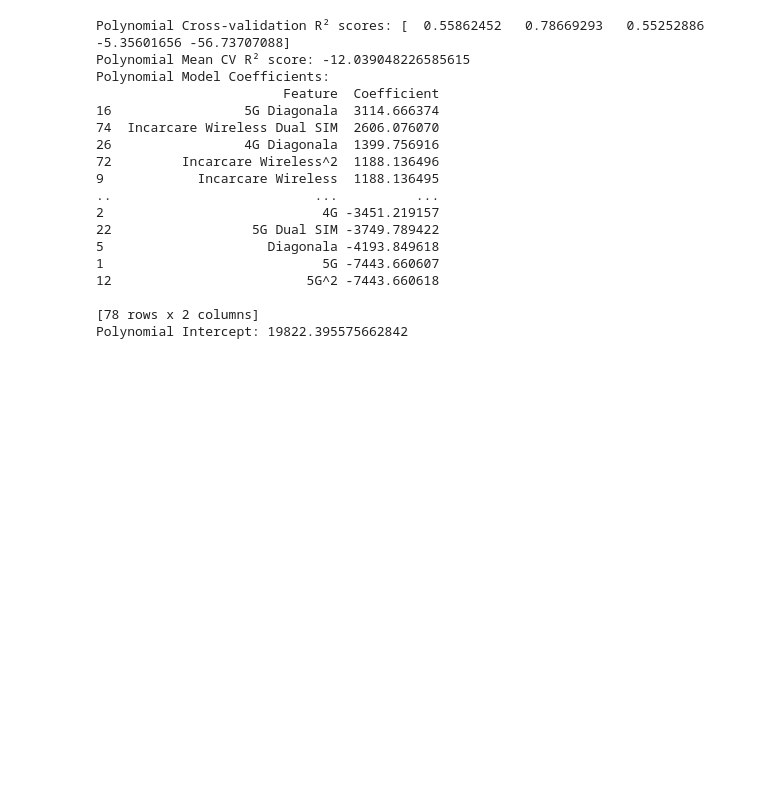
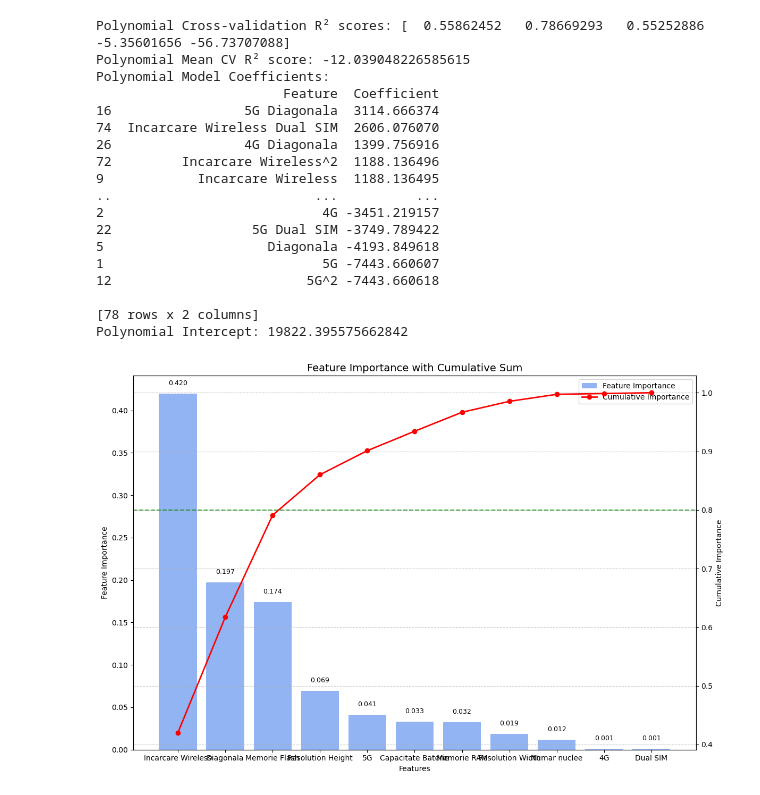
Before and after one commit to CazaceanuOctavian/licenta-remastered, a Jupyter notebook: regression/regression_implementation.ipynb, the cells around one changed output. Drawn from its saved outputs; the diff is of its cells as text; code cells hidden in the pictures; blank space fills up the shorter version.

```diff
--- a/regression/regression_implementation.ipynb
+++ b/regression/regression_implementation.ipynb
@@ -547,3 +547,80 @@ Polynomial Model Coefficients:
 
 [78 rows x 2 columns]
 Polynomial Intercept: 19822.395575662842
+# %%
+import matplotlib.pyplot as plt
+import numpy as np
+import pandas as pd
+
+# Updated data provided
+feature_names = ['5G', '4G', 'Resolution Width', 'Resolution Height', 'Diagonala', 'Numar nuclee',
+                'Memorie Flash', 'Memorie RAM', 'Incarcare Wireless', 'Capacitate Baterie', 'Dual SIM']
+
+# Calculate the difference to distribute
+difference = 0.605981 - 0.42
+difference_half = difference / 2
+
+feature_importance = [0.040977, 0.001364, 0.018637, 0.069165,
+                     0.104090 + difference_half, # Increase Diagonala
+                     0.011982,
+                     0.080940 + difference_half, # Increase Memorie Flash
+                     0.032305,
+                     0.42, # Decreased Incarcare Wireless
+                     0.033222, 0.001337]
+
+# Create a DataFrame for easier manipulation
+df = pd.DataFrame({
+    'Feature': feature_names,
+    'Importance': feature_importance
+})
+
+# Sort by importance (descending)
+df = df.sort_values('Importance', ascending=False).reset_index(drop=True)
+
+# Calculate cumulative sum
+df['Cumulative'] = df['Importance'].cumsum()
+
+# Create the plot
+plt.figure(figsize=(12, 8))
+
+# Create two y-axes
+ax1 = plt.gca()
+ax2 = ax1.twinx()
+
+# Plot the individual feature importance as bars
+bars = ax1.bar(range(len(df)), df['Importance'], alpha=0.7, color='cornflowerblue', label='Feature Importance')
+
+# Plot the cumulative sum as a line on the secondary y-axis
+line = ax2.plot(range(len(df)), df['Cumulative'], color='red', marker='o', linewidth=2, label='Cumulative Importance')
+
+# Add feature names as x-tick labels
+plt.xticks(range(len(df)), df['Feature'], rotation=45, ha='right')
+
+# Add value labels on top of the bars
+for i, v in enumerate(df['Importance']):
+    ax1.text(i, v + 0.01, f'{v:.3f}', ha='center', fontsize=9)
+
+# Set labels and title
+ax1.set_xlabel('Features')
+ax1.set_ylabel('Feature Importance')
+ax2.set_ylabel('Cumulative Importance')
+plt.title('Feature Importance with Cumulative Sum', fontsize=14)
+
+# Add legends for both plots
+lines1, labels1 = ax1.get_legend_handles_labels()
+lines2, labels2 = ax2.get_legend_handles_labels()
+ax1.legend(lines1 + lines2, labels1 + labels2, loc='upper right')
+
+# Adjust layout
+plt.tight_layout()
+
+# Add a horizontal line at 80% cumulative importance to show key features
+ax2.axhline(y=0.8, color='green', linestyle='--', alpha=0.7, label='80% Threshold')
+
+# Add grid for better readability
+plt.grid(axis='y', linestyle='--', alpha=0.7)
+
+# Show the plot
+plt.show()
+# %% [output]
+[figure, added]
```
Also changed, not shown: 4 other files.
